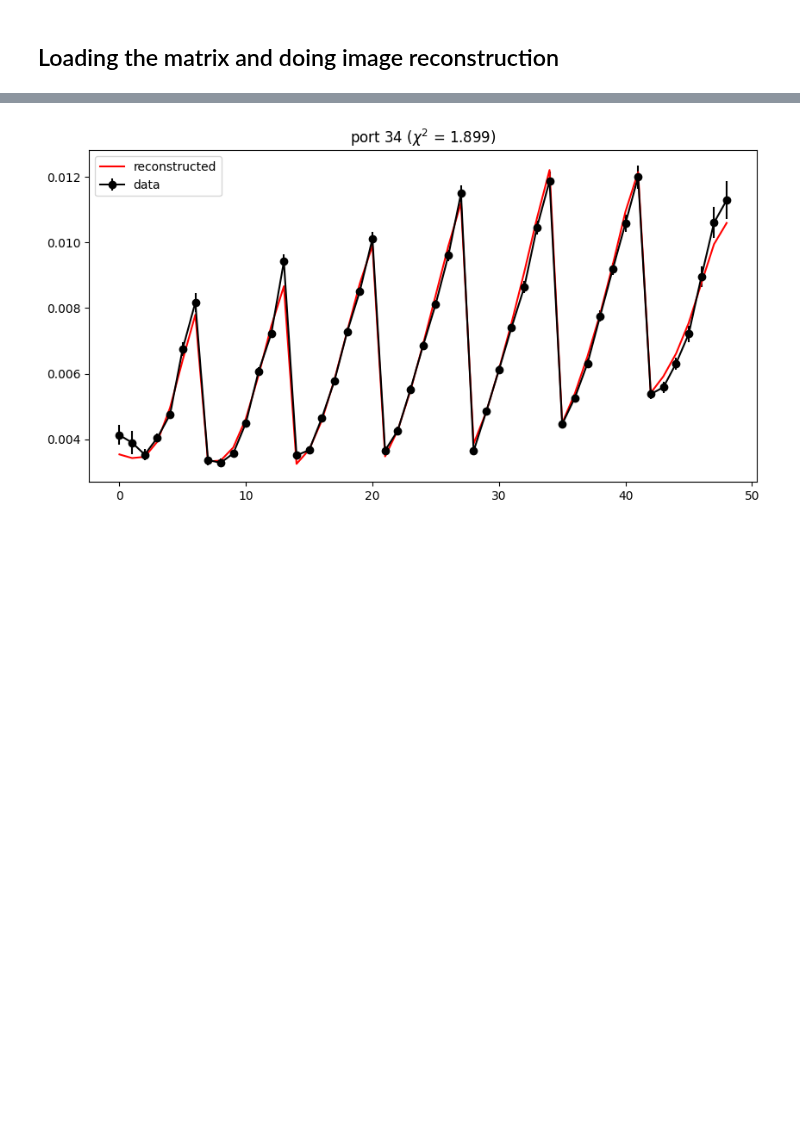
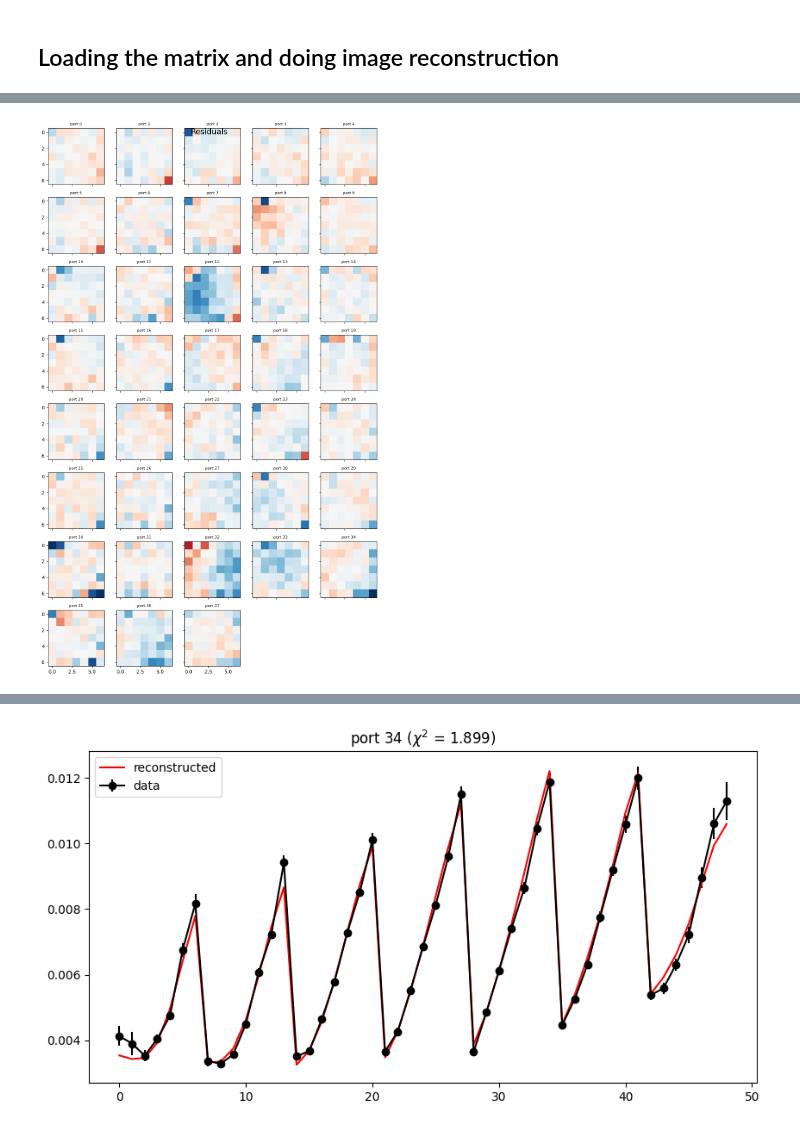
Before and after one commit to YooJung-Kim/PLred, a Jupyter notebook: PLred/examples/example_image_reconstruction/example_image_reconstruction.ipynb, the cells around one changed output, grey strips where cells are left out. Cells and saved outputs as stored; diff of their text form; code cells hidden in the pictures; blank space fills up the shorter version.

```diff
--- a/PLred/examples/example_image_reconstruction/example_image_reconstruction.ipynb
+++ b/PLred/examples/example_image_reconstruction/example_image_reconstruction.ipynb
@@ -75 +75,5 @@ Final chi2 0.693090804423849
+# %%
+fitter2.plot_residuals()
+# %% [output]
+[figure, added]
 # %%
```
Also changed, not shown: parts of 11 cells of this notebook, 3 other files.
